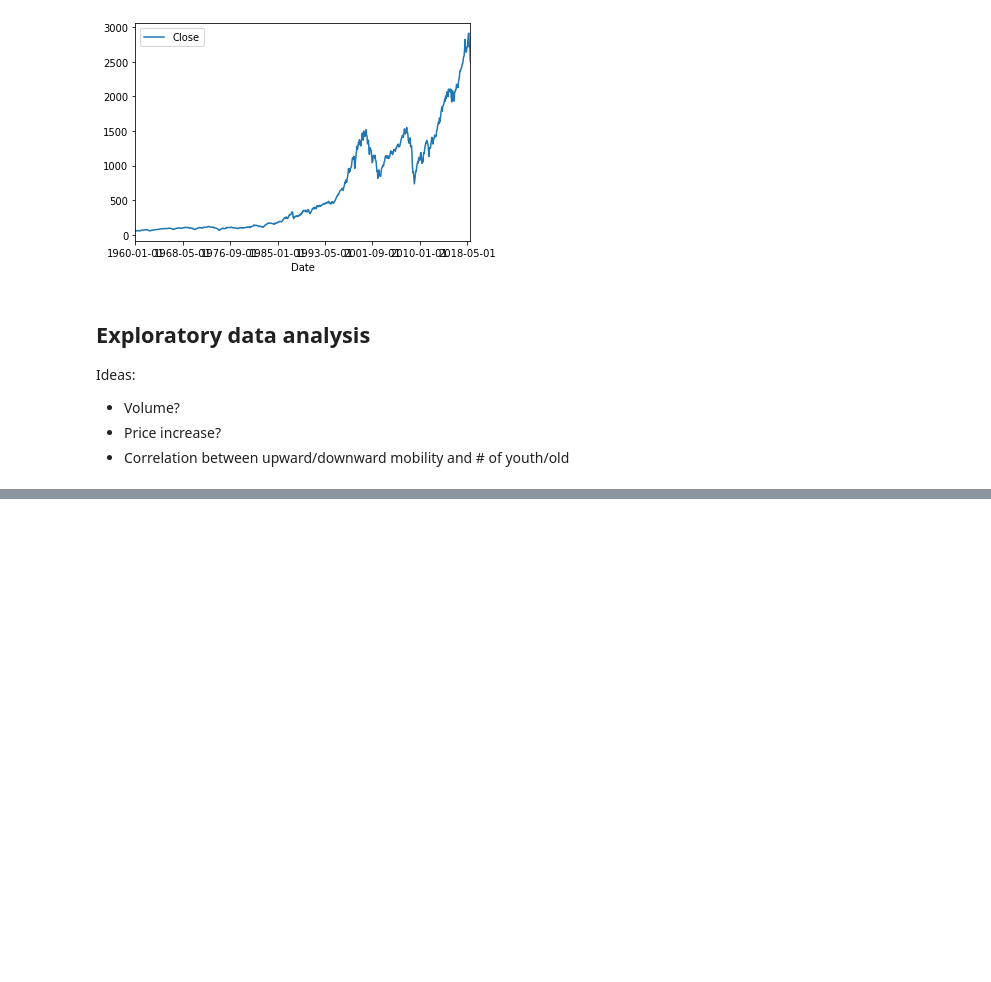
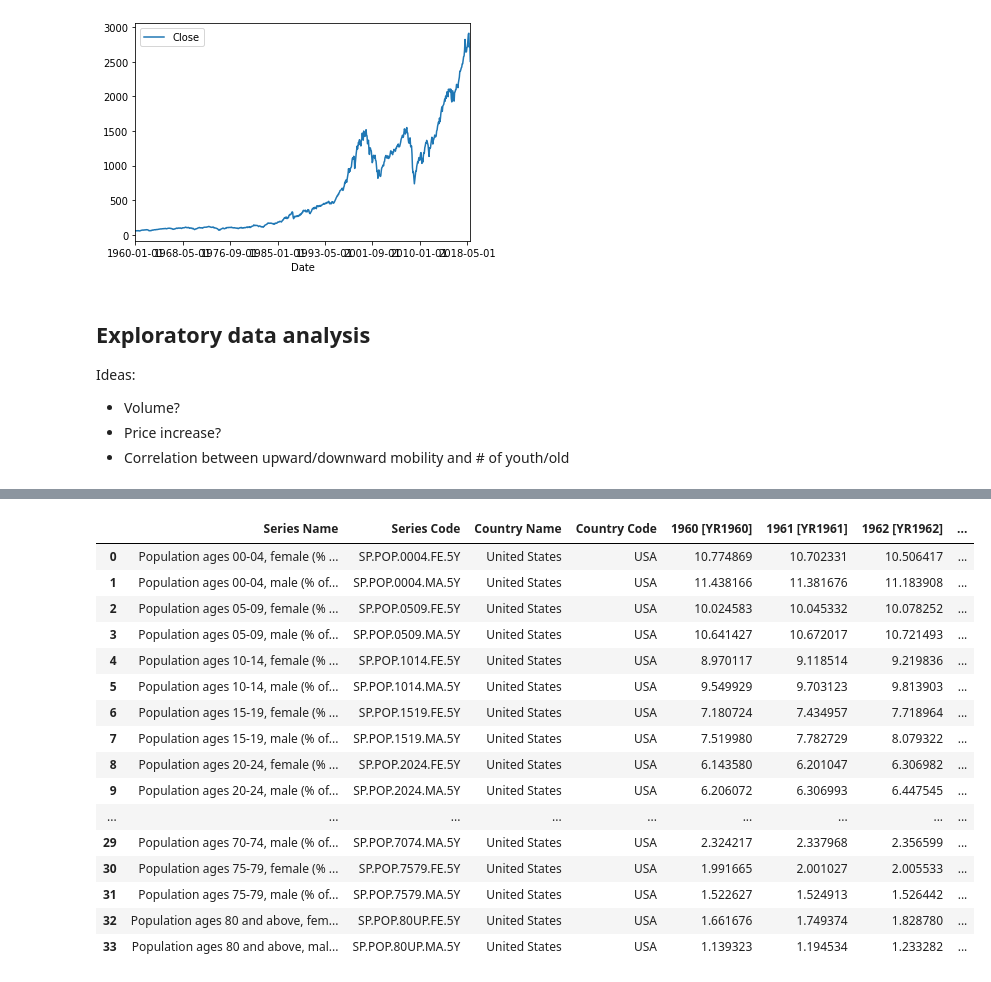
Before and after one commit to doodger/dataScience, a Jupyter notebook: finance.ipynb, the cells around one changed output, grey strips where cells are left out. Drawn from its saved outputs; the diff is of its cells as text; code cells hidden in the pictures; blank space fills up the shorter version.

```diff
--- a/finance.ipynb
+++ b/finance.ipynb
@@ -114,0 +167,20 @@ TODO
+# %%
+pop_df
+# %% [output]
+|  | Series Name | Series Code | Country Name | Country Code | 1960 [YR1960] | 1961 [YR1961] | 1962 [YR1962] | ... |
+| 0 | Population ages 00-04, female (% ... | SP.POP.0004.FE.5Y | United States | USA | 10.774869 | 10.702331 | 10.506417 | ... |
+| 1 | Population ages 00-04, male (% of... | SP.POP.0004.MA.5Y | United States | USA | 11.438166 | 11.381676 | 11.183908 | ... |
+| 2 | Population ages 05-09, female (% ... | SP.POP.0509.FE.5Y | United States | USA | 10.024583 | 10.045332 | 10.078252 | ... |
+| 3 | Population ages 05-09, male (% of... | SP.POP.0509.MA.5Y | United States | USA | 10.641427 | 10.672017 | 10.721493 | ... |
+| 4 | Population ages 10-14, female (% ... | SP.POP.1014.FE.5Y | United States | USA | 8.970117 | 9.118514 | 9.219836 | ... |
+| 5 | Population ages 10-14, male (% of... | SP.POP.1014.MA.5Y | United States | USA | 9.549929 | 9.703123 | 9.813903 | ... |
+| 6 | Population ages 15-19, female (% ... | SP.POP.1519.FE.5Y | United States | USA | 7.180724 | 7.434957 | 7.718964 | ... |
+| 7 | Population ages 15-19, male (% of... | SP.POP.1519.MA.5Y | United States | USA | 7.519980 | 7.782729 | 8.079322 | ... |
+| 8 | Population ages 20-24, female (% ... | SP.POP.2024.FE.5Y | United States | USA | 6.143580 | 6.201047 | 6.306982 | ... |
+| 9 | Population ages 20-24, male (% of... | SP.POP.2024.MA.5Y | United States | USA | 6.206072 | 6.306993 | 6.447545 | ... |
+| ... | ... | ... | ... | ... | ... | ... | ... | ... |
+| 29 | Population ages 70-74, male (% of... | SP.POP.7074.MA.5Y | United States | USA | 2.324217 | 2.337968 | 2.356599 | ... |
+| 30 | Population ages 75-79, female (% ... | SP.POP.7579.FE.5Y | United States | USA | 1.991665 | 2.001027 | 2.005533 | ... |
+| 31 | Population ages 75-79, male (% of... | SP.POP.7579.MA.5Y | United States | USA | 1.522627 | 1.524913 | 1.526442 | ... |
+| 32 | Population ages 80 and above, fem... | SP.POP.80UP.FE.5Y | United States | USA | 1.661676 | 1.749374 | 1.828780 | ... |
+| 33 | Population ages 80 and above, mal... | SP.POP.80UP.MA.5Y | United States | USA | 1.139323 | 1.194534 | 1.233282 | ... |
```
Also changed, not shown: parts of 7 cells of this notebook.
